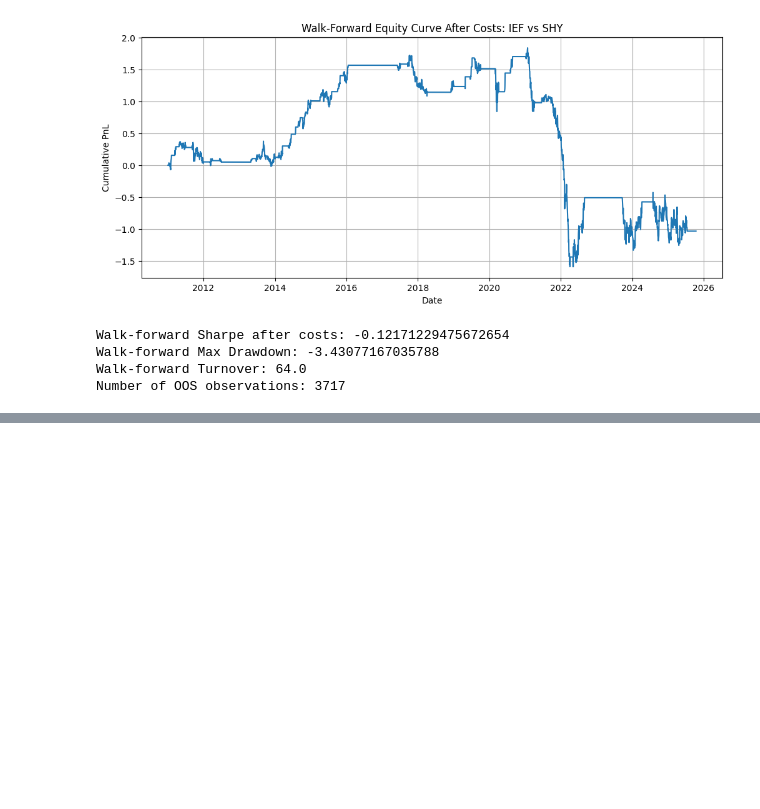
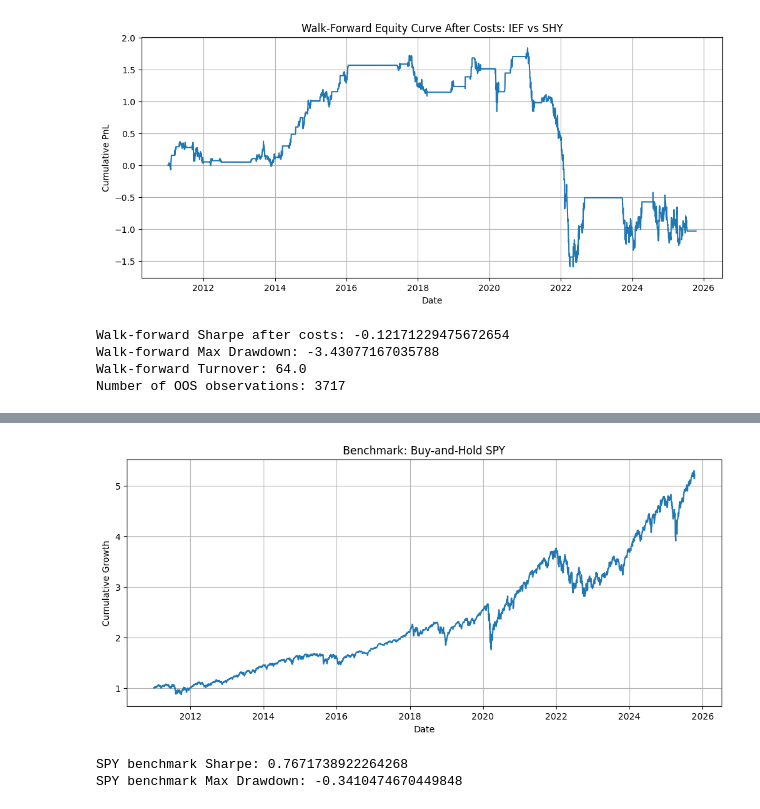
Before and after one commit to jen-dan/pairs-trading, a Jupyter notebook: notebooks/01_data_cleaning.ipynb, the cells around one changed output, grey strips where cells are left out. Drawn from its saved outputs; the diff is of its cells as text; code cells hidden in the pictures; blank space fills up the shorter version.

```diff
--- a/notebooks/01_data_cleaning.ipynb
+++ b/notebooks/01_data_cleaning.ipynb
@@ -881,0 +916,8 @@ Number of OOS observations: 3717
+# %%
+spy_prices = all_prices[["SPY US Equity"]].dropna().copy()
+spy_prices = spy_prices.loc[wf_df.index.min():wf_df.index.max()].copy()
+
+spy_prices["spy_return"] = spy_prices["SPY US Equity"].pct_change().fillna(0)
+spy_prices["buy_hold_equity"] = (1 + spy_prices["spy_return"]).cumprod()
+
+spy_prices.head()
@@ -881,0 +932,30 @@ Number of OOS observations: 3717
+# %%
+plt.figure(figsize=(12, 5))
+plt.plot(spy_prices.index, spy_prices["buy_hold_equity"])
+plt.title("Benchmark: Buy-and-Hold SPY")
+plt.xlabel("Date")
+plt.ylabel("Cumulative Growth")
+plt.grid(True)
+plt.show()
+# %% [output]
+[figure, added]
+# %%
+spy_daily = spy_prices["spy_return"]
+
+spy_mean = spy_daily.mean()
+spy_std = spy_daily.std()
+
+spy_sharpe = np.nan
+if spy_std != 0 and not np.isnan(spy_std):
+    spy_sharpe = (spy_mean / spy_std) * np.sqrt(252)
+
+spy_equity = spy_prices["buy_hold_equity"]
+spy_running_max = spy_equity.cummax()
+spy_drawdown = spy_equity / spy_running_max - 1
+spy_max_dd = spy_drawdown.min()
+
+print("SPY benchmark Sharpe:", spy_sharpe)
+print("SPY benchmark Max Drawdown:", spy_max_dd)
+# %% [output]
+SPY benchmark Sharpe: 0.7671738922264268
+SPY benchmark Max Drawdown: -0.3410474670449848
```
Also changed, not shown: parts of 9 cells of this notebook.
